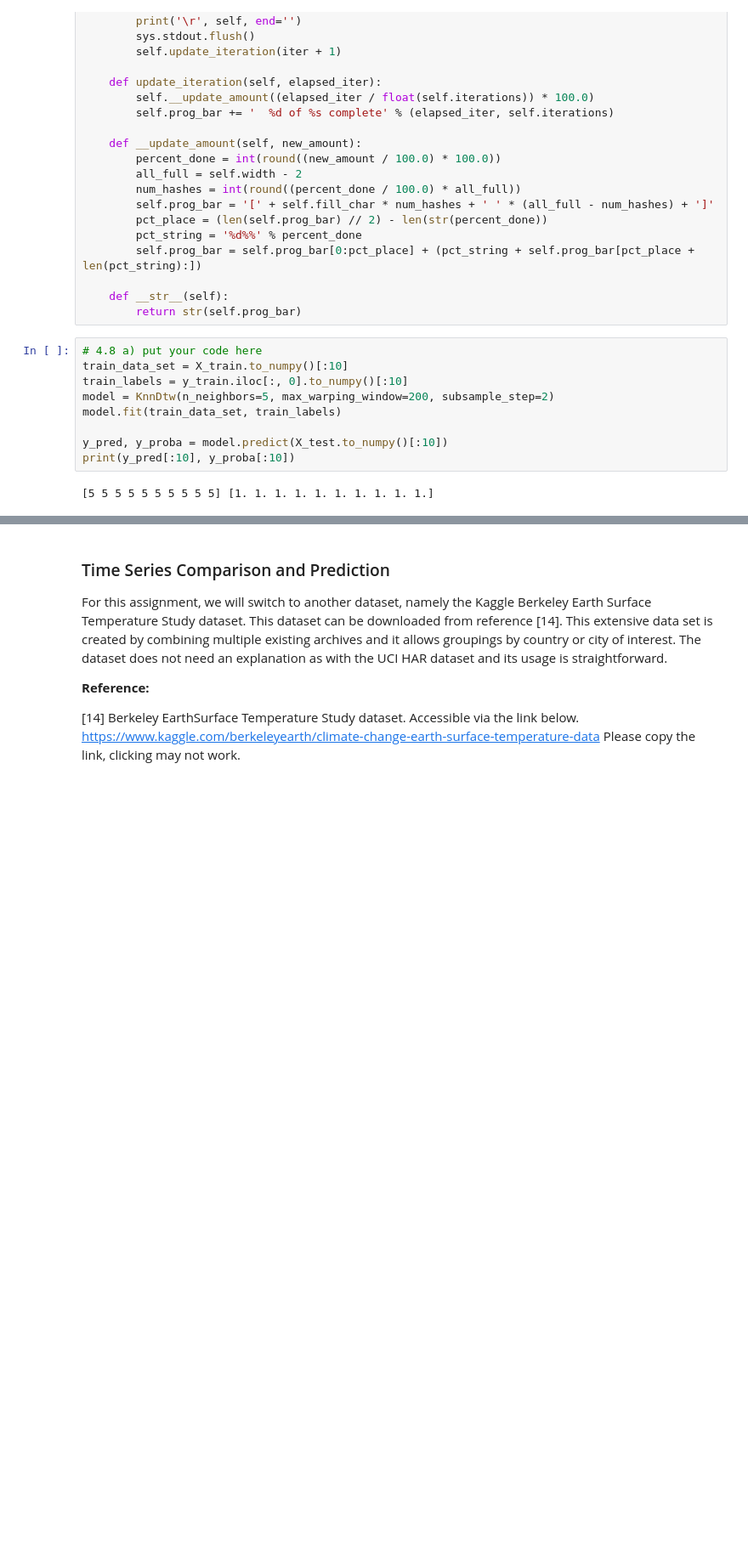
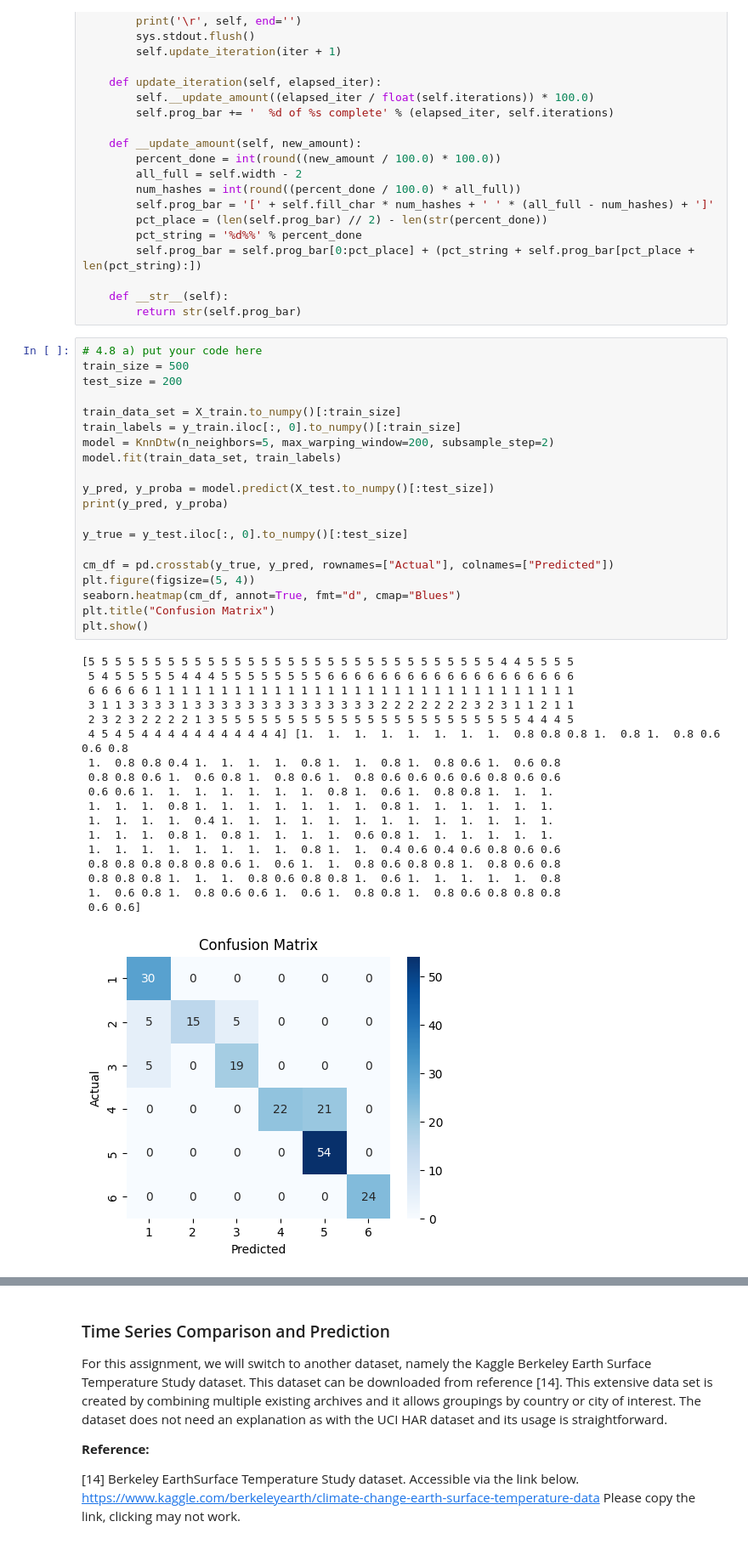
Before and after one commit to KundaiMutuwira/Data_Science_Class, a Jupyter notebook: DS2024_2025_TS_Assignment_Student_Version_1.ipynb, the cells around one changed output, grey strips where cells are left out. Shown at 85% size. Cells and saved outputs as stored; diff of their text form; blank space fills up the shorter version.

```diff
--- a/DS2024_2025_TS_Assignment_Student_Version_1.ipynb
+++ b/DS2024_2025_TS_Assignment_Student_Version_1.ipynb
@@ -910,12 +910,40 @@ class ProgressBar:
         return str(self.prog_bar)
 # %%
 # 4.8 a) put your code here
-train_data_set = X_train.to_numpy()[:10]
-train_labels = y_train.iloc[:, 0].to_numpy()[:10]
+train_size = 500
+test_size = 200
+
+train_data_set = X_train.to_numpy()[:train_size]
+train_labels = y_train.iloc[:, 0].to_numpy()[:train_size]
 model = KnnDtw(n_neighbors=5, max_warping_window=200, subsample_step=2)
 model.fit(train_data_set, train_labels)
 
-y_pred, y_proba = model.predict(X_test.to_numpy()[:10])
-print(y_pred[:10], y_proba[:10])
+y_pred, y_proba = model.predict(X_test.to_numpy()[:test_size])
+print(y_pred, y_proba)
+
+y_true = y_test.iloc[:, 0].to_numpy()[:test_size]
+
+cm_df = pd.crosstab(y_true, y_pred, rownames=["Actual"], colnames=["Predicted"])
+plt.figure(figsize=(5, 4))
+seaborn.heatmap(cm_df, annot=True, fmt="d", cmap="Blues")
+plt.title("Confusion Matrix")
+plt.show()
 # %% [output]
-[5 5 5 5 5 5 5 5 5 5] [1. 1. 1. 1. 1. 1. 1. 1. 1. 1.]
+[5 5 5 5 5 5 5 5 5 5 5 5 5 5 5 5 5 5 5 5 5 5 5 5 5 5 5 5 5 5 5 4 4 5 5 5 5
+ 5 4 5 5 5 5 5 4 4 4 5 5 5 5 5 5 5 5 6 6 6 6 6 6 6 6 6 6 6 6 6 6 6 6 6 6 6
+ 6 6 6 6 6 1 1 1 1 1 1 1 1 1 1 1 1 1 1 1 1 1 1 1 1 1 1 1 1 1 1 1 1 1 1 1 1
+ 3 1 1 3 3 3 3 1 3 3 3 3 3 3 3 3 3 3 3 3 3 3 2 2 2 2 2 2 2 3 2 3 1 1 2 1 1
+ 2 3 2 3 2 2 2 2 1 3 5 5 5 5 5 5 5 5 5 5 5 5 5 5 5 5 5 5 5 5 5 5 5 4 4 4 5
+ 4 5 4 5 4 4 4 4 4 4 4 4 4 4 4] [1.  1.  1.  1.  1.  1.  1.  1.  0.8 0.8 0.8 1.  0.8 1.  0.8 0.6 0.6 0.8
+ 1.  0.8 0.8 0.4 1.  1.  1.  1.  0.8 1.  1.  0.8 1.  0.8 0.6 1.  0.6 0.8
+ 0.8 0.8 0.6 1.  0.6 0.8 1.  0.8 0.6 1.  0.8 0.6 0.6 0.6 0.6 0.8 0.6 0.6
+ 0.6 0.6 1.  1.  1.  1.  1.  1.  1.  0.8 1.  0.6 1.  0.8 0.8 1.  1.  1.
+ 1.  1.  1.  0.8 1.  1.  1.  1.  1.  1.  1.  0.8 1.  1.  1.  1.  1.  1.
+ 1.  1.  1.  1.  0.4 1.  1.  1.  1.  1.  1.  1.  1.  1.  1.  1.  1.  1.
+ 1.  1.  1.  0.8 1.  0.8 1.  1.  1.  1.  0.6 0.8 1.  1.  1.  1.  1.  1.
+ 1.  1.  1.  1.  1.  1.  1.  1.  0.8 1.  1.  0.4 0.6 0.4 0.6 0.8 0.6 0.6
+ 0.8 0.8 0.8 0.8 0.8 0.6 1.  0.6 1.  1.  0.8 0.6 0.8 0.8 1.  0.8 0.6 0.8
+ 0.8 0.8 0.8 1.  1.  1.  0.8 0.6 0.8 0.8 1.  0.6 1.  1.  1.  1.  1.  0.8
+ 1.  0.6 0.8 1.  0.8 0.6 0.6 1.  0.6 1.  0.8 0.8 1.  0.8 0.6 0.8 0.8 0.8
+ 0.6 0.6]
+[figure, added]
```
Also changed, not shown: parts of 7 cells of this notebook.
